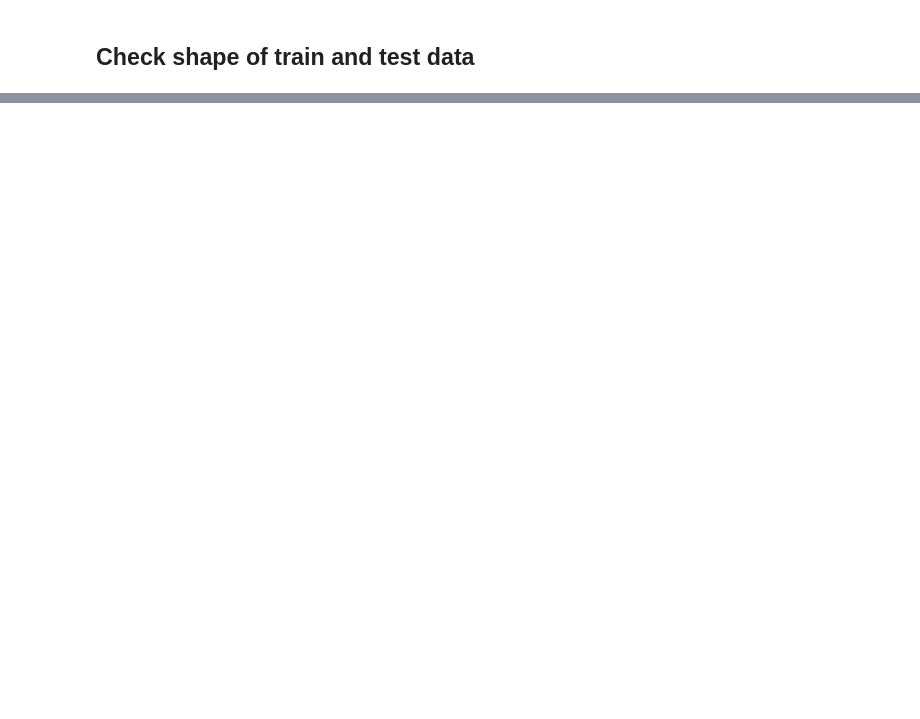
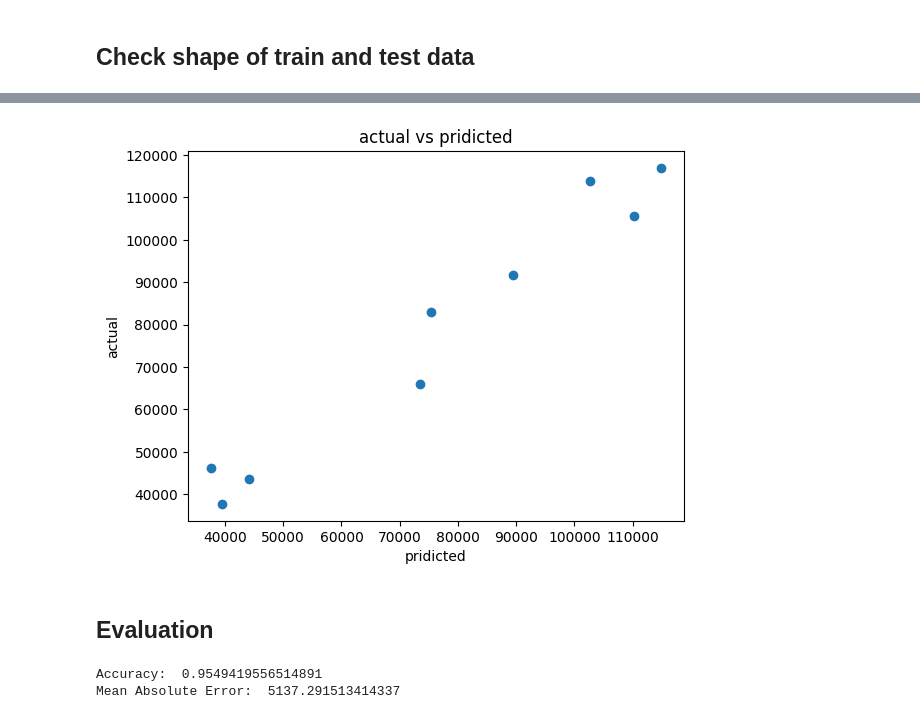
Before and after one commit to ESET0132/Basic-Tech-Training, a Jupyter notebook: Python/Day7/simpleLinearRegression.ipynb, the cells around one changed output, grey strips where cells are left out. Cells and saved outputs as stored; diff of their text form; code cells hidden in the pictures; blank space fills up the shorter version.

```diff
--- a/Python/Day7/simpleLinearRegression.ipynb
+++ b/Python/Day7/simpleLinearRegression.ipynb
@@ -74,3 +78,8 @@ X_train, X_test, y_train, y_test = train_test_split(X, y, train_size=0.7, random
+# %%
+X_train = X_train.values.reshape(-1, 1)
+X_test = X_test.values.reshape(-1, 1)
+y_train = y_train.values.reshape(-1, 1)
+y_test = y_test.values.reshape(-1, 1)
 # %% [markdown]
 ## Check shape of train and test data
 # %%
@@ -79,0 +91,4 @@ X_train.shape, X_test.shape, y_train.shape, y_test.shape
+# %%
+from sklearn.linear_model import LinearRegression
+
+model = LinearRegression()
@@ -80,4 +97,3 @@ X_train.shape, X_test.shape, y_train.shape, y_test.shape
 # %%
-## train the model
-model.fit(X_train.values.reshape(-1, 1), y_train)
+model.fit(X_train.reshape(-1, 1), y_train)
 # %% [output]
@@ -84,0 +103,2 @@ NameError: name 'model' is not defined
+# %%
+y_pred = model.predict(X_test)
@@ -84,0 +117,9 @@ NameError: name 'model' is not defined
+# %%
+fig, ax = plt.subplots()
+ax.scatter(y_pred, y_test)
+ax.set_xlabel('pridicted')
+ax.set_ylabel('actual')
+ax.set_title('actual vs pridicted')
+plt.show()
+# %% [output]
+[figure, added]
@@ -84,0 +128,9 @@ NameError: name 'model' is not defined
+# %% [markdown]
+## Evaluation
+# %%
+r2score = r2_score(y_test, y_pred)
+print("Accuracy: ", r2score)
+print("Mean Absolute Error: ", mean_absolute_error(y_test, y_pred))
+# %% [output]
+Accuracy:  0.9549419556514891
+Mean Absolute Error:  5137.291513414337
```
Also changed, not shown: parts of 9 cells of this notebook, 1 other file.
